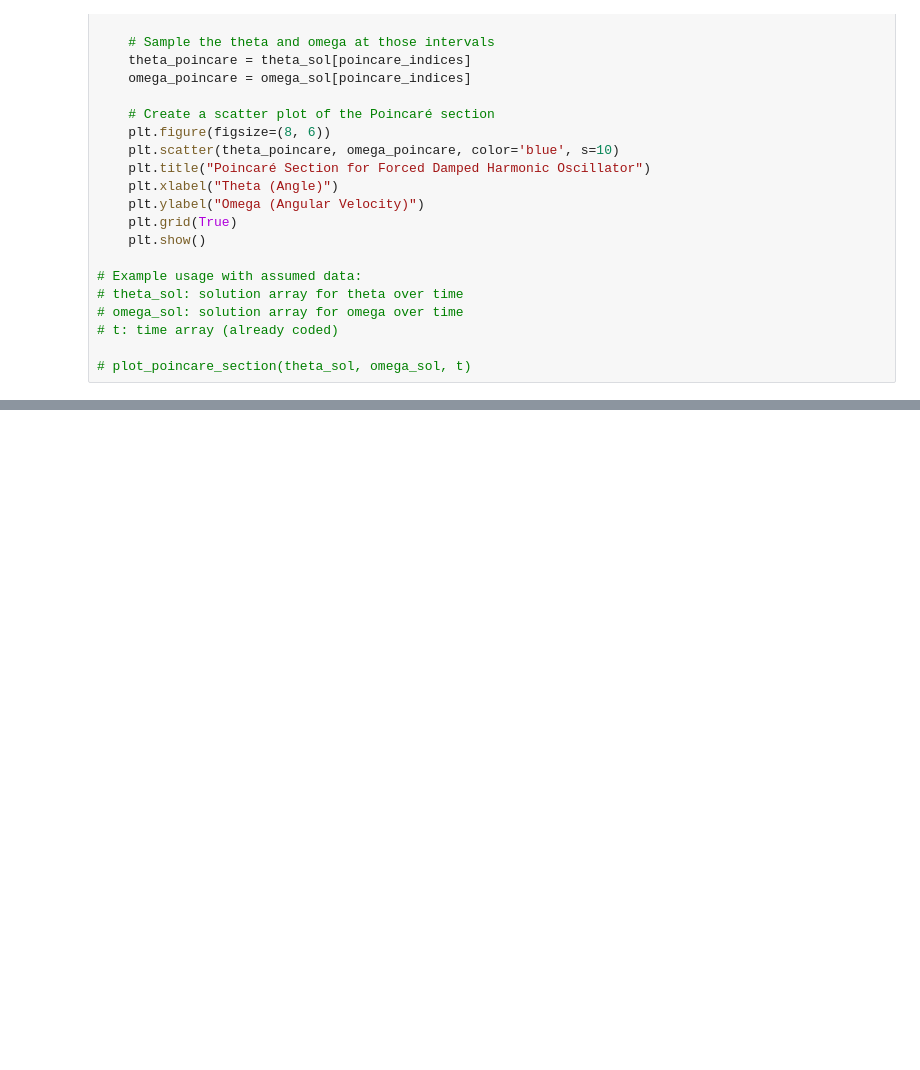
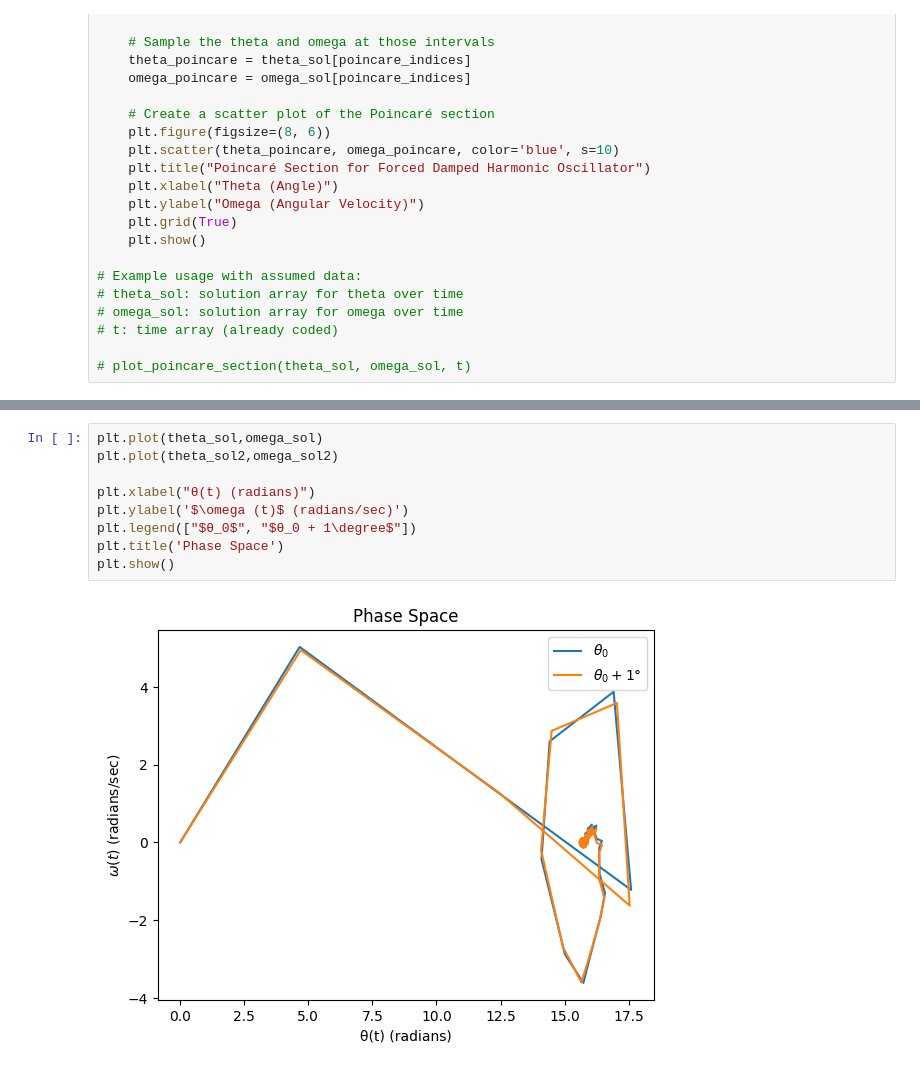
Before and after one commit to rafael-gigante/Mec_Class_Comp_2024, a Jupyter notebook: Pêndulo e Caos/Em Python/pendulo.ipynb, the cells around one changed output, grey strips where cells are left out. Cells and saved outputs as stored; diff of their text form; blank space fills up the shorter version.

```diff
--- a/Pêndulo e Caos/Em Python/pendulo.ipynb
+++ b/Pêndulo e Caos/Em Python/pendulo.ipynb
@@ -171,0 +185,11 @@ Estimated driving period (T_drive): 1.9520
+# %%
+plt.plot(theta_sol,omega_sol)
+plt.plot(theta_sol2,omega_sol2)
+
+plt.xlabel("θ(t) (radians)")
+plt.ylabel('$\omega (t)$ (radians/sec)')
+plt.legend(["$θ_0$", "$θ_0 + 1\degree$"])
+plt.title('Phase Space')
+plt.show()
+# %% [output]
+[figure, added]
```
Also changed, not shown: parts of 9 cells of this notebook, 1 other file.
